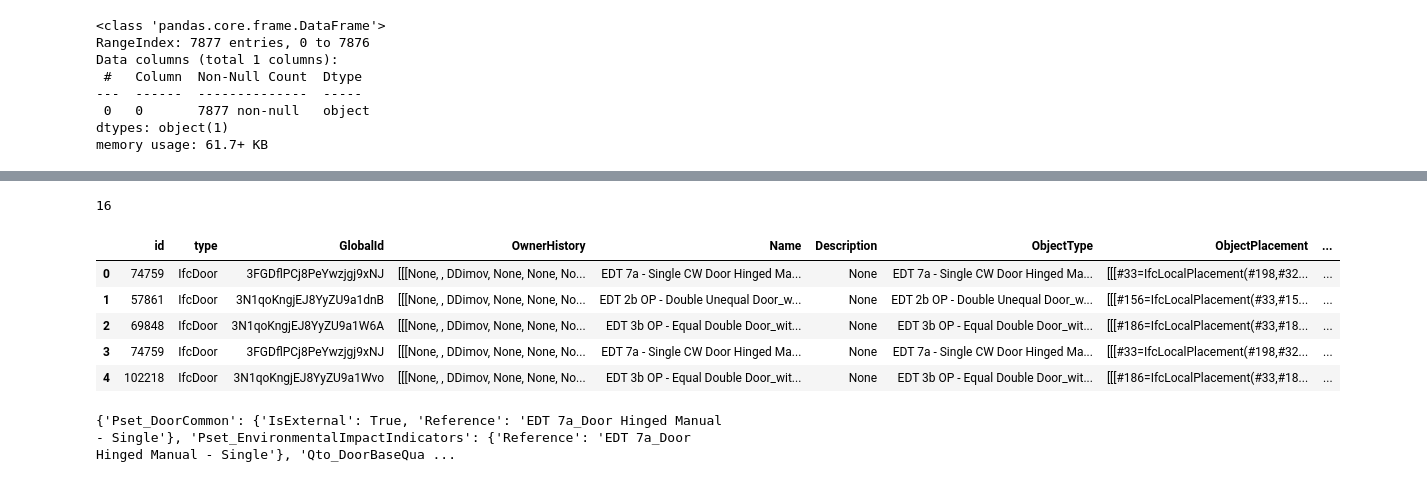
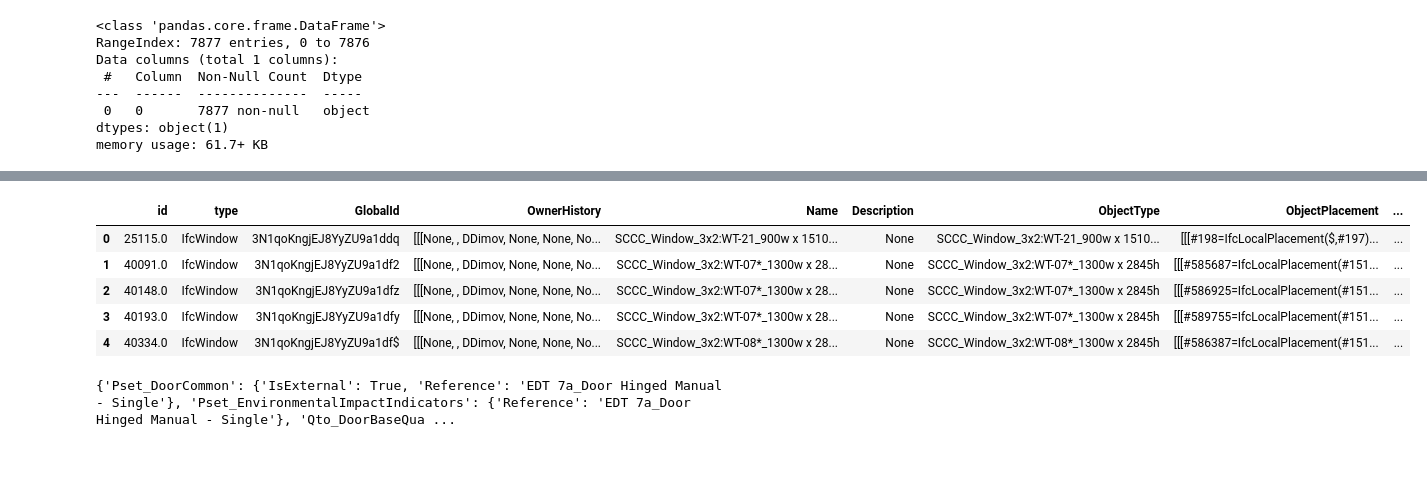
Before and after one commit to DimitarDimovLOR/ddimov-hospitals-blueprint-analysis, a Jupyter notebook: Dimov_Hospitals_Blueprint_Work/ImportFromModels.ipynb, the cells around one changed output, grey strips where cells are left out. Cells and saved outputs as stored; diff of their text form; code cells hidden in the pictures.

```diff
--- a/Dimov_Hospitals_Blueprint_Work/ImportFromModels.ipynb
+++ b/Dimov_Hospitals_Blueprint_Work/ImportFromModels.ipynb
@@ -49,27 +37,24 @@ array(['IfcBuilding', 'IfcBuildingStorey', 'IfcSite', 'IfcSpace',
-# %%
-doors = ifc_file.by_type('IfcDoor')
-print(len(doors))
-
-door2 = ifc_file.by_type('IfcDoor')[2]
-door_dict2 = door2.get_info()
-door_dict2.keys()
-
-doorsTable = pd.DataFrame(door_dict2, index=[0])
-
-for onedoor in doors:
-    oneDoorInfo = onedoor.get_info()
-    doorsTable = doorsTable.append(oneDoorInfo, ignore_index=True)
-# %% [output]
-16
+# %%
+def get_object_properties(items, ifcFile):
+    allItems = ifcFile.by_type('Ifc{0}'.format(items))
+    dfLocal = pd.DataFrame()
+
+    for one_item in allItems:
+        oneItemInfo = one_item.get_info()
+        dfLocal = dfLocal.append(oneItemInfo, ignore_index=True)
+
+    return dfLocal
+# %%
+windowTable = get_object_properties('Window', ifc_file)
 # %%
-doorsTable.head(5)
+windowTable.head(5)
 # %% [output]
 |  | id | type | GlobalId | OwnerHistory | Name | Description | ObjectType | ObjectPlacement | ... |
-| 0 | 74759 | IfcDoor | 3FGDflPCj8PeYwzjgj9xNJ | [[[None, , DDimov, None, None, No... | EDT 7a - Single CW Door Hinged Ma... | None | EDT 7a - Single CW Door Hinged Ma... | [[[#33=IfcLocalPlacement(#198,#32... | ... |
-| 1 | 57861 | IfcDoor | 3N1qoKngjEJ8YyZU9a1dnB | [[[None, , DDimov, None, None, No... | EDT 2b OP - Double Unequal Door_w... | None | EDT 2b OP - Double Unequal Door_w... | [[[#156=IfcLocalPlacement(#33,#15... | ... |
-| 2 | 69848 | IfcDoor | 3N1qoKngjEJ8YyZU9a1W6A | [[[None, , DDimov, None, None, No... | EDT 3b OP - Equal Double Door_wit... | None | EDT 3b OP - Equal Double Door_wit... | [[[#186=IfcLocalPlacement(#33,#18... | ... |
-| 3 | 74759 | IfcDoor | 3FGDflPCj8PeYwzjgj9xNJ | [[[None, , DDimov, None, None, No... | EDT 7a - Single CW Door Hinged Ma... | None | EDT 7a - Single CW Door Hinged Ma... | [[[#33=IfcLocalPlacement(#198,#32... | ... |
-| 4 | 102218 | IfcDoor | 3N1qoKngjEJ8YyZU9a1Wvo | [[[None, , DDimov, None, None, No... | EDT 3b OP - Equal Double Door_wit... | None | EDT 3b OP - Equal Double Door_wit... | [[[#186=IfcLocalPlacement(#33,#18... | ... |
+| 0 | 25115.0 | IfcWindow | 3N1qoKngjEJ8YyZU9a1ddq | [[[None, , DDimov, None, None, No... | SCCC_Window_3x2:WT-21_900w x 1510... | None | SCCC_Window_3x2:WT-21_900w x 1510... | [[[#198=IfcLocalPlacement($,#197)... | ... |
+| 1 | 40091.0 | IfcWindow | 3N1qoKngjEJ8YyZU9a1df2 | [[[None, , DDimov, None, None, No... | SCCC_Window_3x2:WT-07*_1300w x 28... | None | SCCC_Window_3x2:WT-07*_1300w x 2845h | [[[#585687=IfcLocalPlacement(#151... | ... |
+| 2 | 40148.0 | IfcWindow | 3N1qoKngjEJ8YyZU9a1dfz | [[[None, , DDimov, None, None, No... | SCCC_Window_3x2:WT-07*_1300w x 28... | None | SCCC_Window_3x2:WT-07*_1300w x 2845h | [[[#586925=IfcLocalPlacement(#151... | ... |
+| 3 | 40193.0 | IfcWindow | 3N1qoKngjEJ8YyZU9a1dfy | [[[None, , DDimov, None, None, No... | SCCC_Window_3x2:WT-07*_1300w x 28... | None | SCCC_Window_3x2:WT-07*_1300w x 2845h | [[[#589755=IfcLocalPlacement(#151... | ... |
+| 4 | 40334.0 | IfcWindow | 3N1qoKngjEJ8YyZU9a1df$ | [[[None, , DDimov, None, None, No... | SCCC_Window_3x2:WT-08*_1300w x 28... | None | SCCC_Window_3x2:WT-08*_1300w x 2845h | [[[#586387=IfcLocalPlacement(#151... | ... |
 # %%
 print(ifcopenshell.util.element.get_psets(door))
 # %% [output]
```
Also changed, not shown: parts of 3 cells of this notebook.
